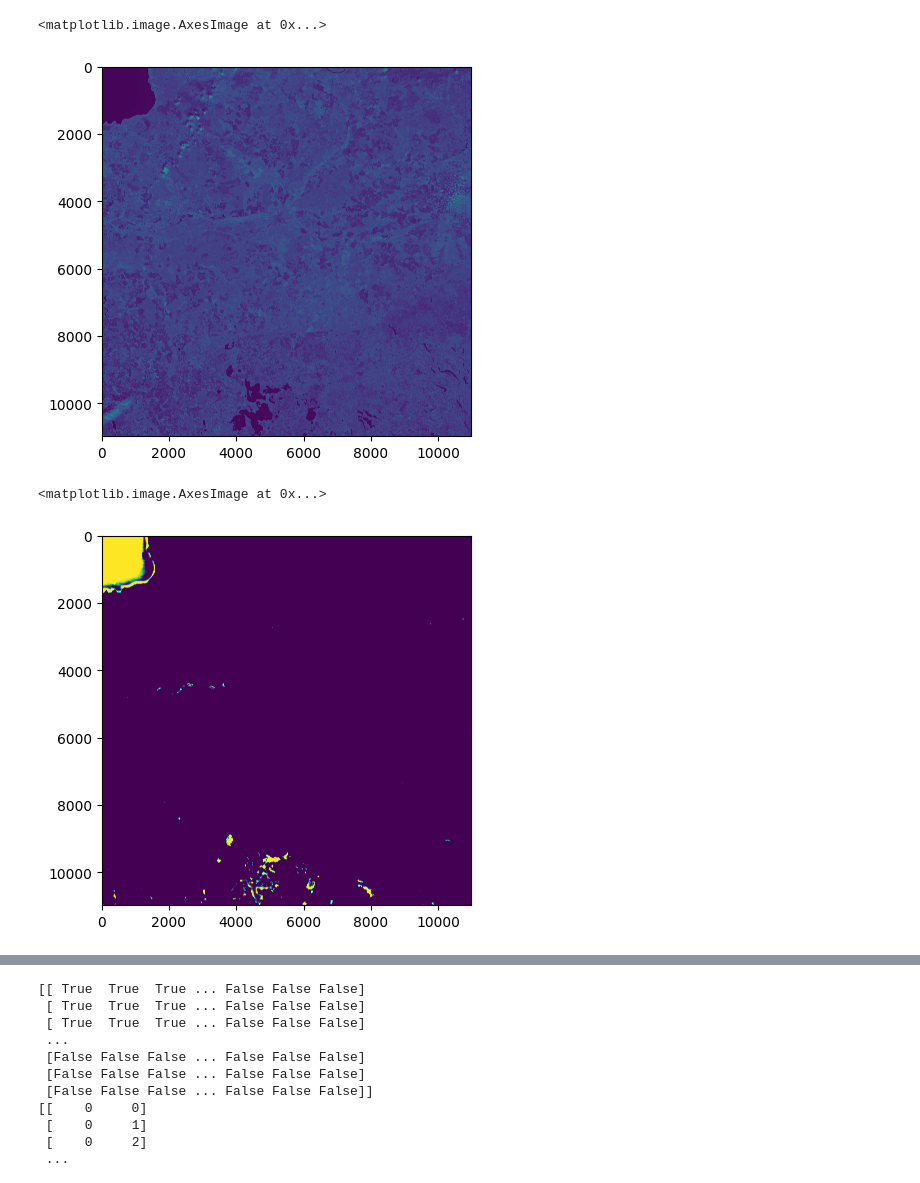
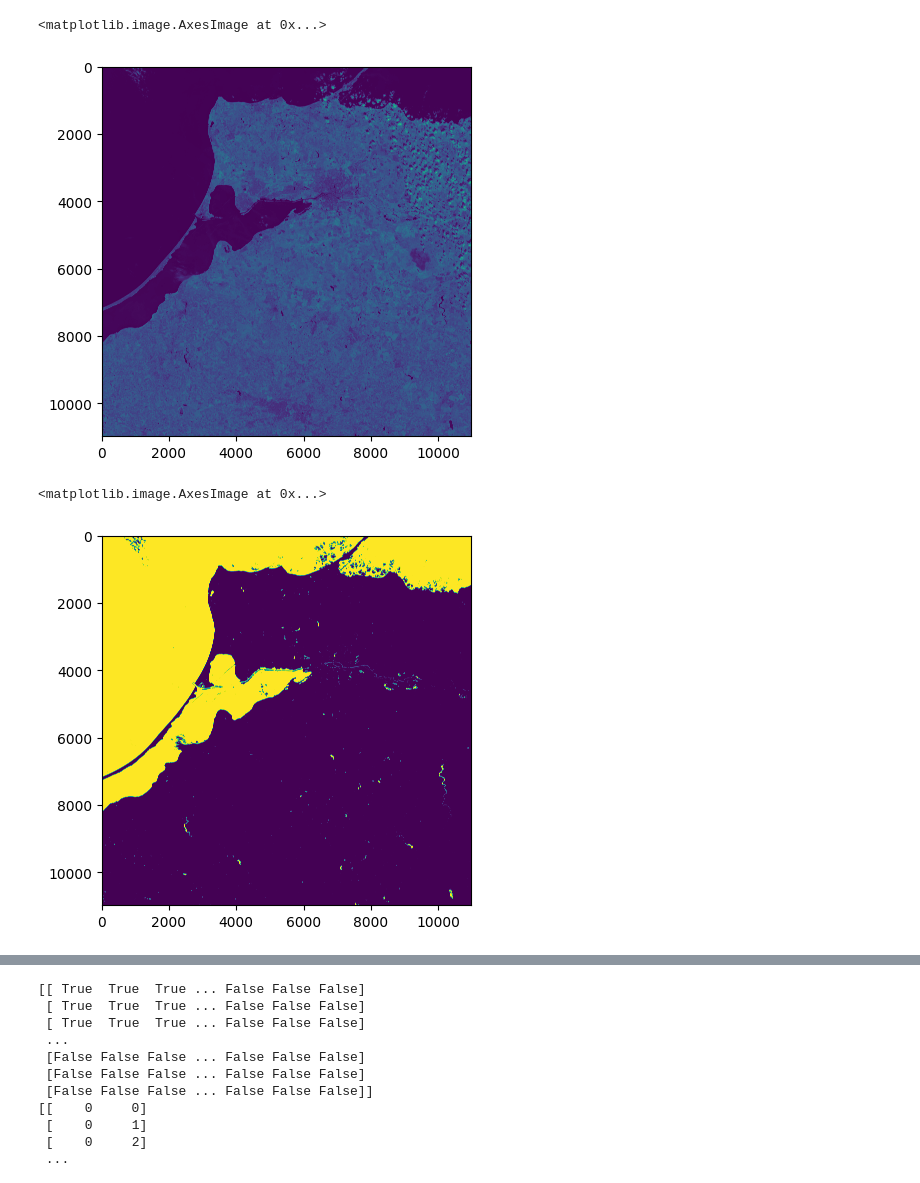
Before and after one commit to rafalgrm/senti-water, a Jupyter notebook: main.ipynb, the cells around one changed output, grey strips where cells are left out. Drawn from its saved outputs; the diff is of its cells as text; code cells hidden in the pictures.

```diff
--- a/main.ipynb
+++ b/main.ipynb
@@ -1,7 +1,7 @@
 # %%
 import rasterio
 
-filepath = 'downloads/S2A_MSIL2A_20210716T095031_N0301_R079_T34UEF_20210716T120258.SAFE/GRANULE/L2A_T34UEF_A031679_20210716T095359/IMG_DATA/R10m/T34UEF_20210716T095031'
+filepath = "downloads/S2B_MSIL2A_20210701T095029_N0301_R079_T34UDF_20210701T124116.SAFE/GRANULE/L2A_T34UDF_A022556_20210701T095030/IMG_DATA/R10m/T34UDF_20210701T095029"
 
 dataset = rasterio.open(filepath + '_B03_10m.jp2')
 dataset2 = rasterio.open(filepath + '_B08_10m.jp2')
@@ -25,25 +30,25 @@ image_band_2 = dataset2.read(1)
 plt.imshow(image_band_2)
 # %% [output]
 <matplotlib.image.AxesImage at 0x...>
-[figure, old version]
+[figure, new version]
 # %%
 import numpy as np
 
 # map 0 - ~16000 to 0.0 - 1.0
 image_band_1_norm = image_band_1 / np.max(np.abs(image_band_1))
 image_band_2_norm = image_band_2 / np.max(np.abs(image_band_2))
 
 # 1 or 0 (water or not)
 image_ndwi = (image_band_1_norm - image_band_2_norm) // (image_band_1_norm + image_band_2_norm + np.ones((image_band_1_norm.shape[0], image_band_1_norm.shape[1]))) + np.ones((image_band_1_norm.shape[0], image_band_1_norm.shape[1]))
 
 # water mask true or false
-water_mask = image_ndwi > 0.0
+water_mask = image_ndwi > 0.1
 
 # show
 plt.imshow(image_ndwi.astype('uint16'))
 # %% [output]
 <matplotlib.image.AxesImage at 0x...>
-[figure, old version]
+[figure, new version]
 # %%
 def load_sentinel_image(img_folder, filename, bands, scale):
     image = {}
```
Also changed, not shown: parts of 12 cells of this notebook, 2 other files.
